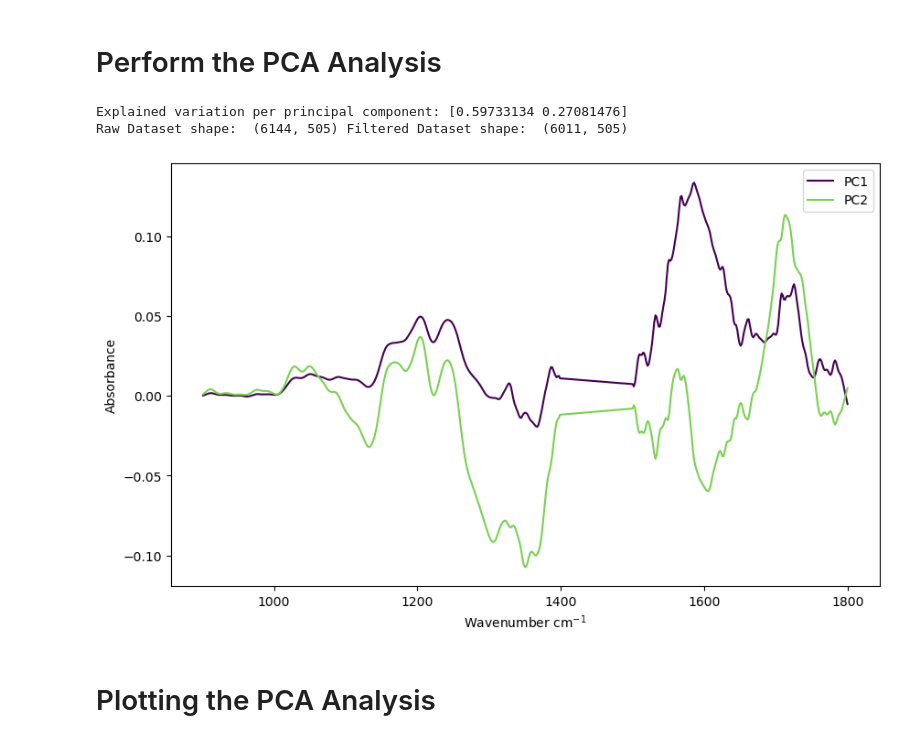
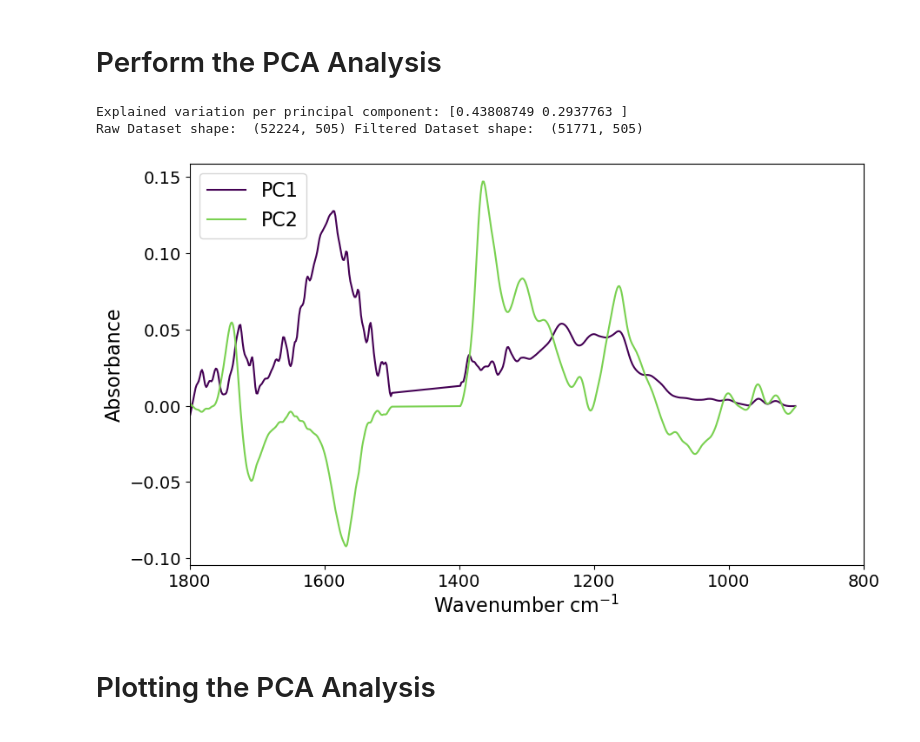
Before and after one commit to Zachery-Evans/DBSCAN_Feature_Extraction, a Jupyter notebook: DBScan Feaute Extraction.ipynb, the cells around one changed output. Saved outputs shown, nothing was run; the diff lists cells and outputs as text; code cells hidden in the pictures.

Commit message:
Trained on the entire SMP65#010 dataset. Loading PCs are different and require a third PC to explain 85% of the variance.

```diff
--- a/DBScan Feaute Extraction.ipynb
+++ b/DBScan Feaute Extraction.ipynb
@@ -81,7 +82,18 @@ last_nonwavenum_idx = df.columns.get_loc('1981.7 - 2095.8') + 1
 # Create an array of strings containing the wavenumbers
 wavenumbers = df.columns[last_nonwavenum_idx:].astype(str)
 
-selected_indexes, discarded_indexes, mask_selected, modePosition, areaPE = distribution_Selection(df, '1981.7 - 2095.8', 3)
+allFiles = os.listdir(path)
+
+trainingFiles = [file for file in allFiles if 'SMP65#010' in file and file.endswith('.csv')]
+
+trainingDataframe = [pd.read_csv(path+file) for file in trainingFiles]
+
+trainingDataframe = pd.concat(trainingDataframe)
+
+print(trainingDataframe)
+
+
+selected_indexes, discarded_indexes, mask_selected, modePosition, areaPE = distribution_Selection(trainingDataframe, '1981.7 - 2095.8', 3)
 
 bin_width = 0.05
 bins = np.arange(min(areaPE), max(areaPE) + bin_width, bin_width)
@@ -102,51 +131,54 @@ plt.xlim([-1, modePosition + 2])
 # %%
 PCs = 2
 # Create dataset containing ONLY the wavenumbers
-rawData = df[wavenumbers].copy()
+rawData = trainingDataframe[wavenumbers].copy()
 # Modify created dataset to contain ONLY the masked values
 Masked_PC_inputData = rawData[mask_selected].values
 # Train a PCA model on these values
-PCA_df_init, loadings_df_init, pca_model = IR_PCA(Masked_PC_inputData, PCs=PCs)
+PCA_df_init, loadings_df_init, pca_model = IR_PCA(rawData   , PCs=PCs)
 
 print("Raw Dataset shape: ", rawData.shape, "Filtered Dataset shape: ", Masked_PC_inputData.shape)
 
 # Save the model to a pickle file
 with open('pca_model.pkl', 'wb') as f:
     pickle.dump(pca_model, f)
 # Open the same model
 with open('pca_model.pkl', 'rb') as f:
     loaded_pca_model = pickle.load(f)
 
 # Use the model again to get the same result
 data_PCs = loaded_pca_model.transform(rawData.values)
 columns_list = ['PC'+ str(x) for x in range(1, PCs+1)]
 PCA_df = pd.DataFrame(data = data_PCs, columns = columns_list)
 
 PCA_df['map_x'] = df['map_x'].copy()
 PCA_df['map_y'] = df['map_y'].copy()
 #PCA_df['Sample Name'] = df['Sample Name']
 
 cmap = plt.get_cmap('viridis')
 colors = cmap(np.linspace(0, 0.8, PCs))
 
 plt.figure(figsize=(10,6))
-plt.xlabel('Wavenumber cm$^{-1}$')
-plt.ylabel('Absorbance')
+plt.xlabel('Wavenumber cm$^{-1}$', fontsize=16)
+plt.ylabel('Absorbance', fontsize=16)
+plt.xticks(fontsize=14)
+plt.yticks(fontsize=14)
 for i in range(PCs):
     loadings = savgol_filter(loadings_df_init.iloc[i, :].values, 9, 1)
     plt.plot(
         wavenumbers.astype(float),
         loadings,
         color=colors[i],
         label=f"PC{i+1}"
     )
-plt.legend(['PC1', 'PC2'])
+plt.legend(['PC1', 'PC2'], fontsize=16, loc='upper left')
 #plt.xlim(wavenumbers[0], wavenumbers[-1])
-plt.savefig("PC1_loading_spectrum.jpeg", dpi=800)
+plt.xlim(1800, 900)
+plt.savefig("PC1_loading_spectrum.jpeg", dpi=900)
 # %% [output]
-Explained variation per principal component: [0.59733134 0.27081476]
-Raw Dataset shape:  (6144, 505) Filtered Dataset shape:  (6011, 505)
+Explained variation per principal component: [0.43808749 0.2937763 ]
+Raw Dataset shape:  (52224, 505) Filtered Dataset shape:  (51771, 505)
-[figure, old version]
+[figure, new version]
 # %% [markdown]
 # Plotting the PCA Analysis
 # %% [markdown]
```
Also changed, not shown: parts of 3 cells of this notebook, 2 other files.
